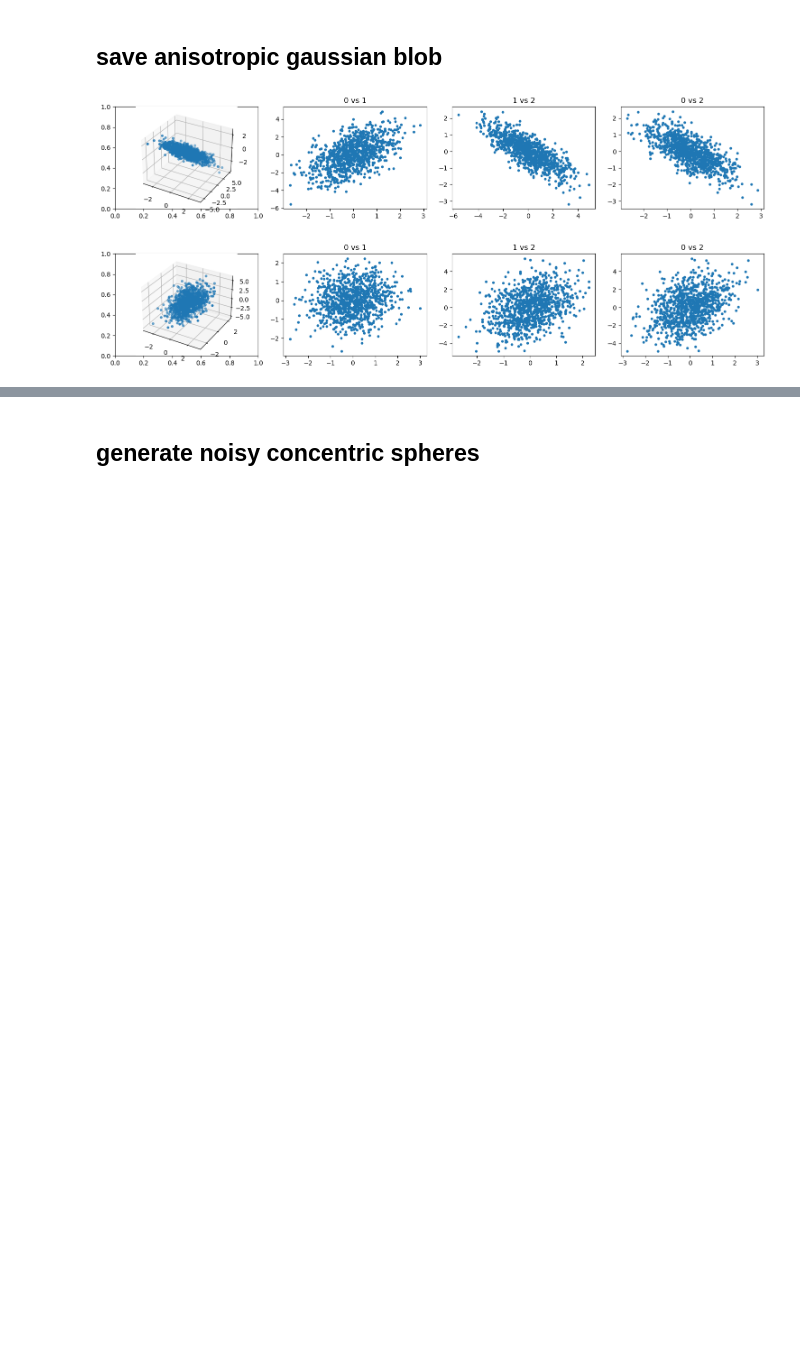
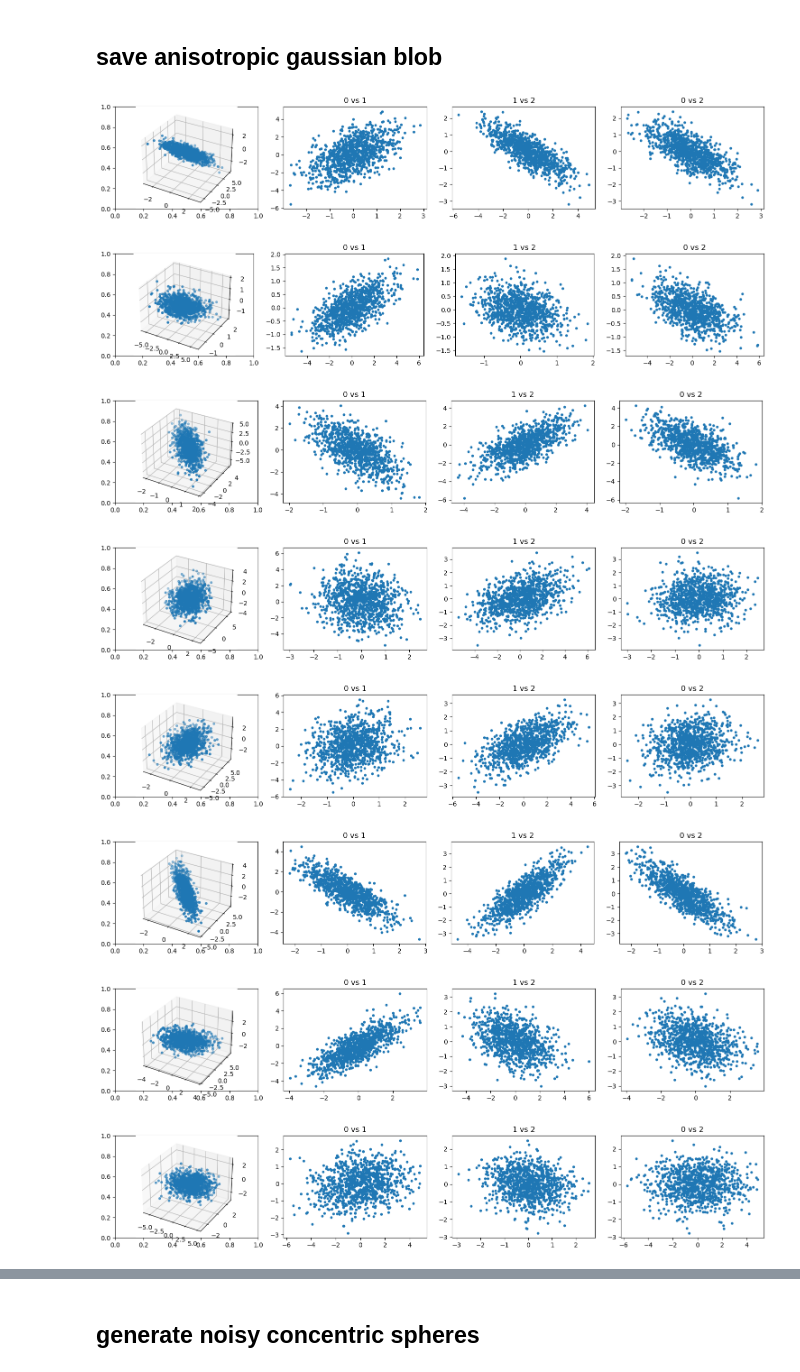
Before and after one commit to garry-cotton/pyss, a Jupyter notebook: working_analyses/hjResearch_2025/data/data_generating_code/data_gen_nb.ipynb, the cells around one changed output, grey strips where cells are left out. Drawn from its saved outputs; the diff is of its cells as text; code cells hidden in the pictures; blank space fills up the shorter version.

```diff
--- a/working_analyses/hjResearch_2025/data/data_generating_code/data_gen_nb.ipynb
+++ b/working_analyses/hjResearch_2025/data/data_generating_code/data_gen_nb.ipynb
@@ -413,25 +413,32 @@ def random_covariance_gaussian(n_samples, n_features,cov,random_state=None):
 # %%
 dataset_type = 'randomCov_gaussian_cloud'
 n_samples = 1000
 # n_features = 3
 
-for n_features in [3,10]:
+# for n_features in [3,10]:
+for n_features in [3]:
 
     dataset_subtype = f'N{n_samples}_P{n_features}/'
 
     for sample_num,seed in enumerate(random_seeds_lst):
 
         cov = datasets.make_spd_matrix(n_dim=n_features, random_state=seed)
         X = random_covariance_gaussian(n_samples,n_features,cov,seed)
 
         extra_param_info = {'cov' : cov}
 
         save_dataset(X, dataset_type, n_samples, n_features, sample_num, seed,
                     dataset_sub_type=dataset_subtype,
                     extra_param_info=extra_param_info)
 
-        if sample_num == 0:
-            plot_3d_scatters(X,'',y=None)
+        # if sample_num == 0:
+        plot_3d_scatters(X,'',y=None)
 # %% [output]
 [figure]
-[figure, old version]
+[figure, new version]
+[figure, added]
+[figure, added]
+[figure, added]
+[figure, added]
+[figure, added]
+[figure, added]
```
Also changed, not shown: parts of 1 cell of this notebook, 6 other files.
